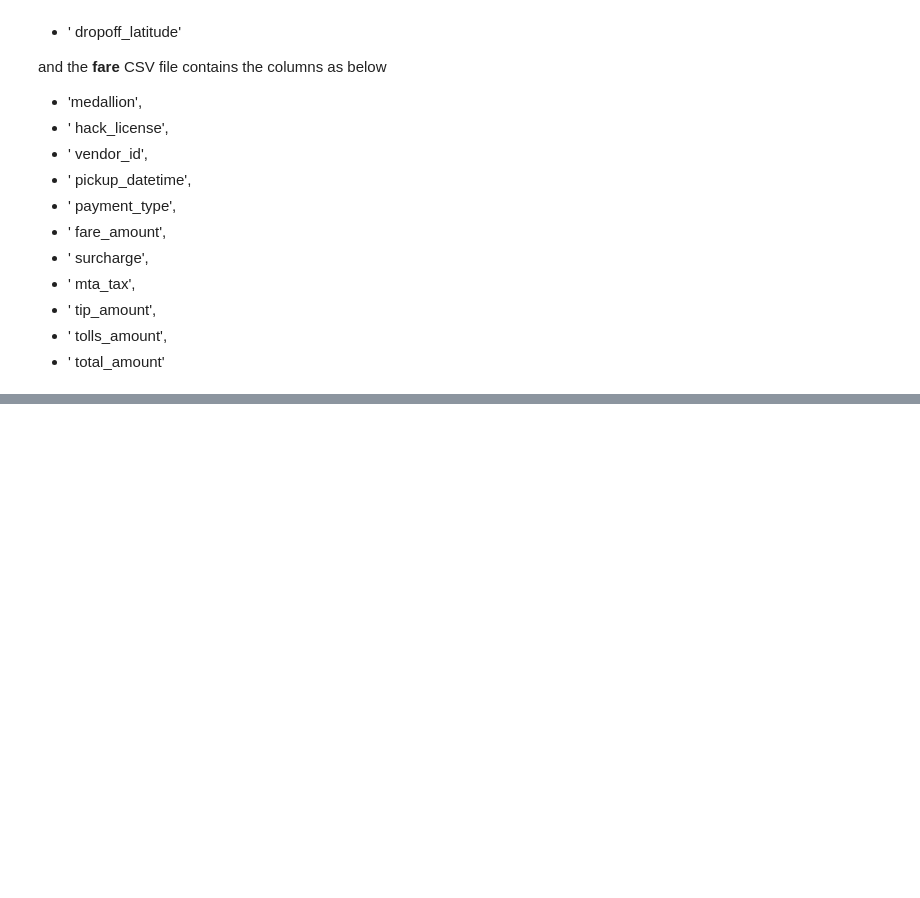
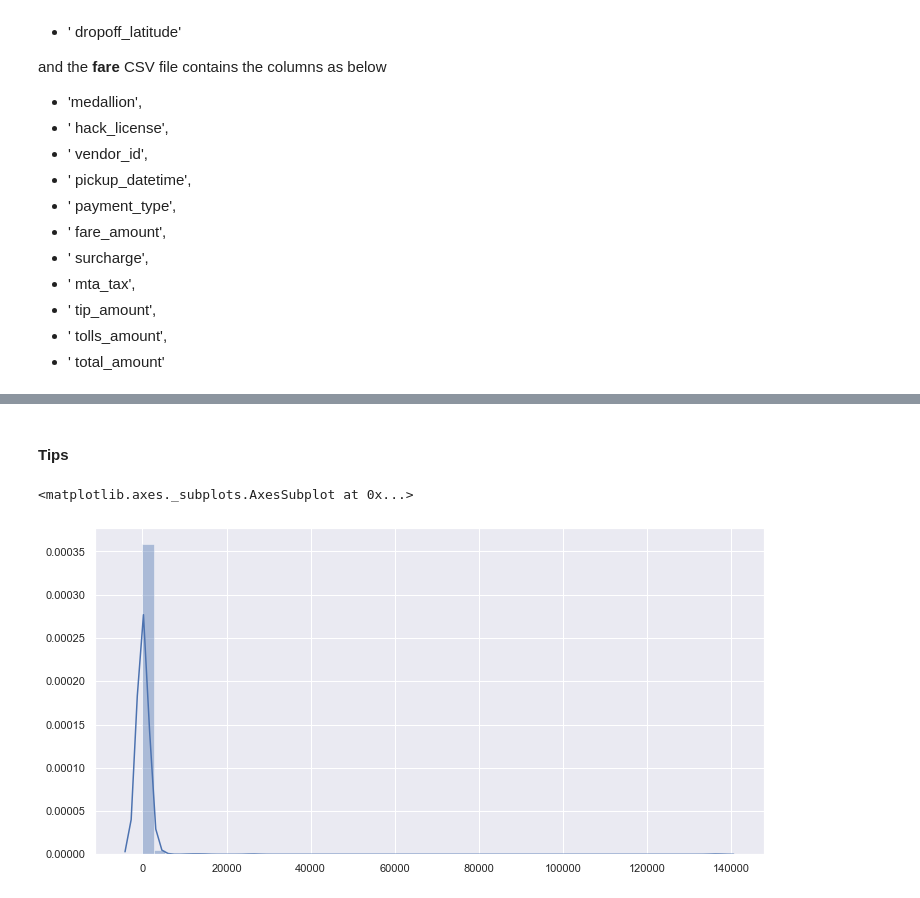
Before and after one commit to eeghor/cbataxi, a Jupyter notebook: cbataxi.ipynb, the cells around one changed output, grey strips where cells are left out. Saved outputs shown, nothing was run; the diff lists cells and outputs as text; code cells hidden in the pictures; blank space fills up the shorter version.

```diff
--- a/cbataxi.ipynb
+++ b/cbataxi.ipynb
@@ -431,0 +485,7 @@ ax = df.plot(figsize=(10, 10), alpha=0.5, edgecolor='k')
+# %% [markdown]
+#### Tips
+# %%
+sns.distplot(sorted(tx.ANSWERS['tip_amounts'].values()))
+# %% [output]
+<matplotlib.axes._subplots.AxesSubplot at 0x...>
+[figure, added]
```
Also changed, not shown: parts of 27 cells of this notebook.
